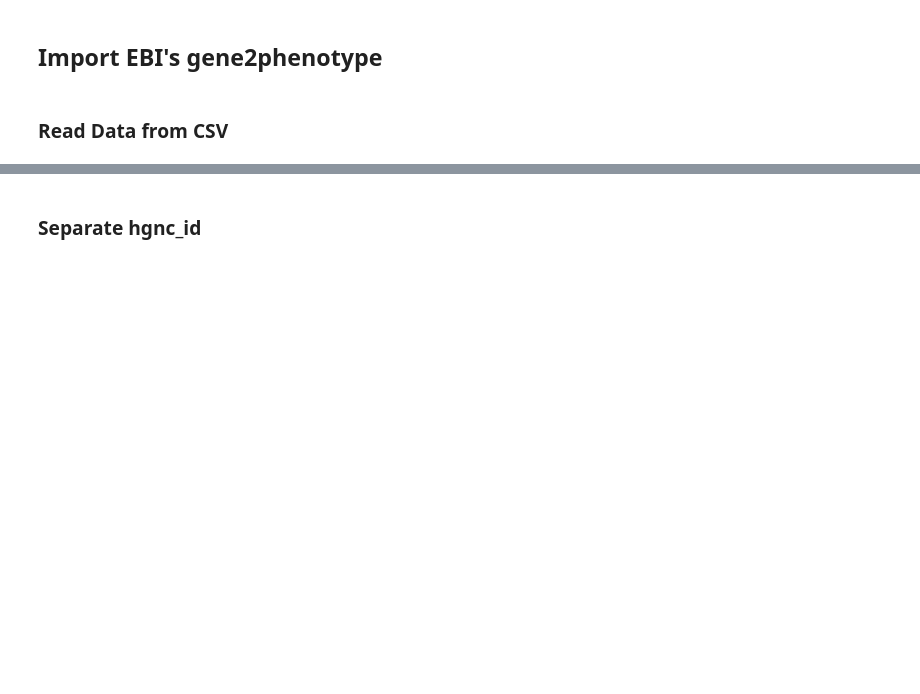
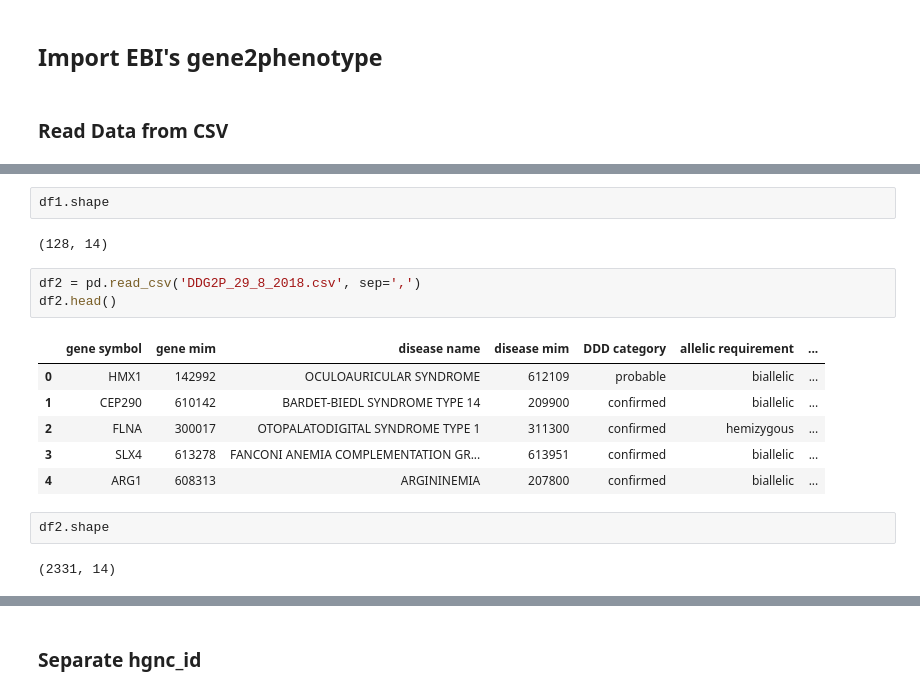
Before and after one commit to erikyao/ebi_data_parser, a Jupyter notebook: Parser.ipynb, the cells around one changed output, grey strips where cells are left out. Drawn from its saved outputs; the diff is of its cells as text; blank space fills up the shorter version.

```diff
--- a/Parser.ipynb
+++ b/Parser.ipynb
@@ -14,3 +14,21 @@ df.head()
 | 2 | ATM | 607585 | ATAXIA-TELANGIECTASIA | 208900 | confirmed | biallelic | ... |
 | 3 | BAP1 | No gene mim | TUMOR PREDISPOSITION SYNDROME | No disease mim | confirmed | monoallelic | ... |
 | 4 | BMPR1A | No gene mim | JUVENILE POLYPOSIS SYNDROME, INFA... | No disease mim | confirmed | monoallelic | ... |
+# %%
+df1.shape
+# %% [output]
+(128, 14)
+# %%
+df2 = pd.read_csv('DDG2P_29_8_2018.csv', sep=',')
+df2.head()
+# %% [output]
+|  | gene symbol | gene mim | disease name | disease mim | DDD category | allelic requirement | ... |
+| 0 | HMX1 | 142992 | OCULOAURICULAR SYNDROME | 612109 | probable | biallelic | ... |
+| 1 | CEP290 | 610142 | BARDET-BIEDL SYNDROME TYPE 14 | 209900 | confirmed | biallelic | ... |
+| 2 | FLNA | 300017 | OTOPALATODIGITAL SYNDROME TYPE 1 | 311300 | confirmed | hemizygous | ... |
+| 3 | SLX4 | 613278 | FANCONI ANEMIA COMPLEMENTATION GR... | 613951 | confirmed | biallelic | ... |
+| 4 | ARG1 | 608313 | ARGININEMIA | 207800 | confirmed | biallelic | ... |
+# %%
+df2.shape
+# %% [output]
+(2331, 14)
```
Also changed, not shown: parts of 32 cells of this notebook, 3 other files.
